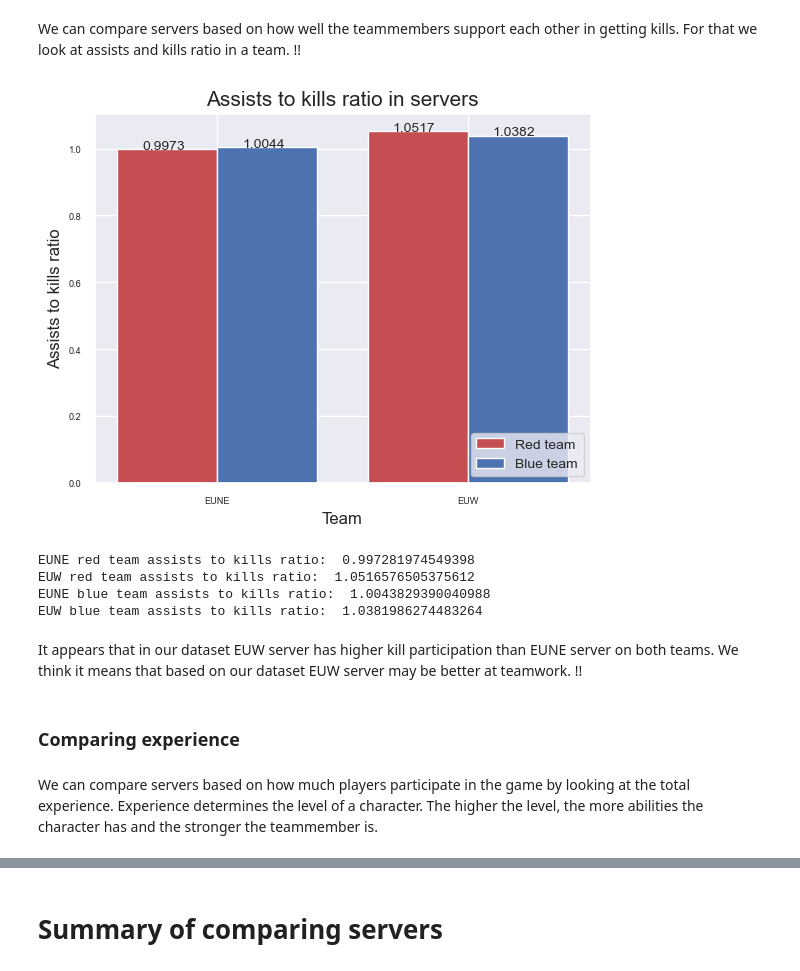
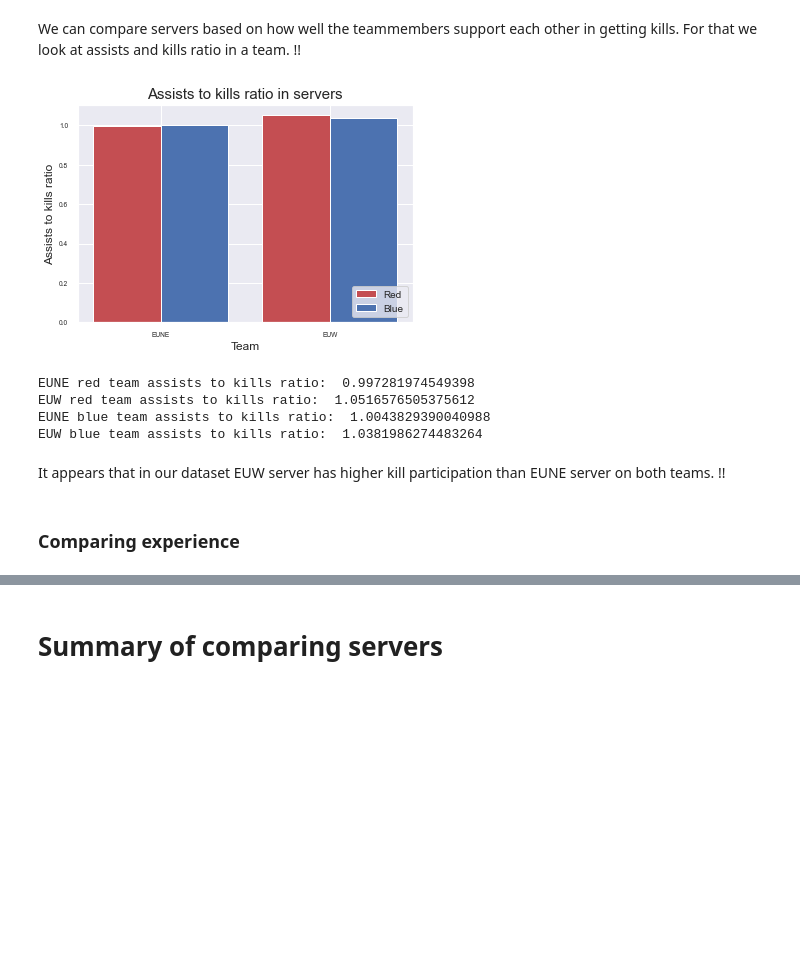
Before and after one commit to VeronikaKukk/DS_project, a Jupyter notebook: d4_notebook.ipynb, the cells around one changed output, grey strips where cells are left out. Drawn from its saved outputs; the diff is of its cells as text; code cells hidden in the pictures; blank space fills up the shorter version.

```diff
--- a/d4_notebook.ipynb
+++ b/d4_notebook.ipynb
@@ -1180,27 +1100,22 @@ We can compare servers based on how well the teammembers support each other in g
 # %%
 X = ['EUNE','EUW']
 assists_to_kills_ratio_red = [df_eune_balanced["redAssists"].sum() /  df_eune_balanced["redKills"].sum(),
                    df_euw_balanced["redAssists"].sum() /  df_euw_balanced["redKills"].sum()]
 assists_to_kills_ratio_blue = [df_eune_balanced["blueAssists"].sum() /  df_eune_balanced["blueKills"].sum(),
                    df_euw_balanced["blueAssists"].sum() /  df_euw_balanced["blueKills"].sum()]
 X_axis = np.arange(len(X))
 
-plt.bar(X_axis-0.2, assists_to_kills_ratio_red, 0.4, label = 'Red team', color='r')
-plt.bar(X_axis+0.2, assists_to_kills_ratio_blue, 0.4, label = 'Blue team', color='b')
-
-plt.annotate(text=assists_to_kills_ratio_red[0].round(4), xy=(-0.3,assists_to_kills_ratio_red[0].round(4)), fontsize=10)
-plt.annotate(text=assists_to_kills_ratio_red[1].round(4), xy=(0.7,assists_to_kills_ratio_red[1].round(4)), fontsize=10)
-plt.annotate(text=assists_to_kills_ratio_blue[0].round(4), xy=(0.1,assists_to_kills_ratio_blue[0].round(4)), fontsize=10)
-plt.annotate(text=assists_to_kills_ratio_blue[1].round(4), xy=(1.1,assists_to_kills_ratio_blue[1].round(4)), fontsize=10)
+plt.bar(X_axis-0.2, assists_to_kills_ratio_red, 0.4, label = 'Red', color='r')
+plt.bar(X_axis+0.2, assists_to_kills_ratio_blue, 0.4, label = 'Blue', color='b')
 
 plt.xticks(X_axis, X)
 plt.xlabel("Team", fontsize=12)
 plt.ylabel("Assists to kills ratio", fontsize=12)
 plt.title("Assists to kills ratio in servers", fontsize=15)
 plt.legend(fontsize=10, loc=4)
 plt.show()
 # %% [output]
-[figure, old version]
+[figure, new version]
 # %%
 print("EUNE red team assists to kills ratio: ", assists_to_kills_ratio_red[0])
 print("EUW red team assists to kills ratio: ", assists_to_kills_ratio_red[1])
@@ -1213,9 +1128,7 @@ EUW red team assists to kills ratio:  1.0516576505375612
 EUNE blue team assists to kills ratio:  1.0043829390040988
 EUW blue team assists to kills ratio:  1.0381986274483264
 # %% [markdown]
-It appears that in our dataset EUW server has higher kill participation than EUNE server on both teams. We think it means that based on our dataset EUW server may be better at teamwork. !!
+It appears that in our dataset EUW server has higher kill participation than EUNE server on both teams. !!
 # %% [markdown]
 ### Comparing experience
-# %% [markdown]
-We can compare servers based on how much players participate in the game by looking at the total experience. Experience determines the level of a character. The higher the level, the more abilities the character has and the stronger the teammember is.
 # %%
```
Also changed, not shown: parts of 74 cells of this notebook.
